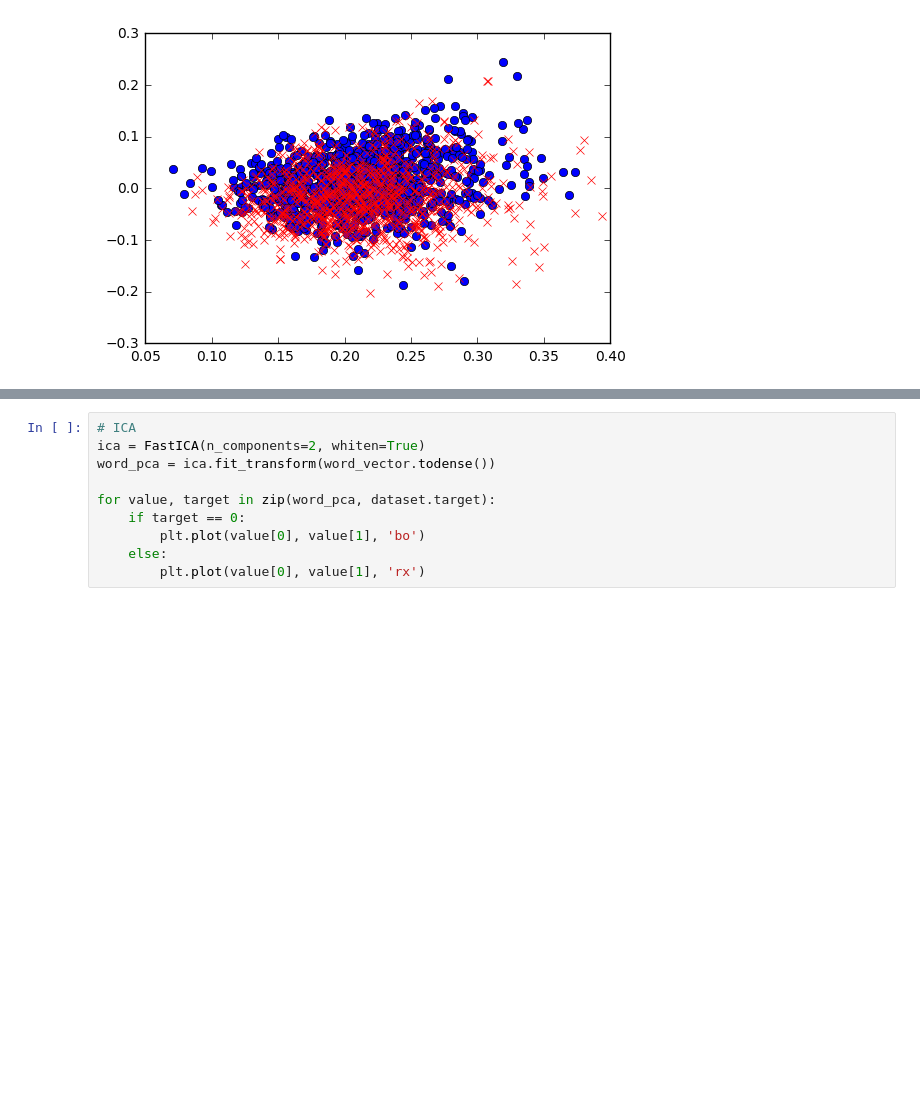
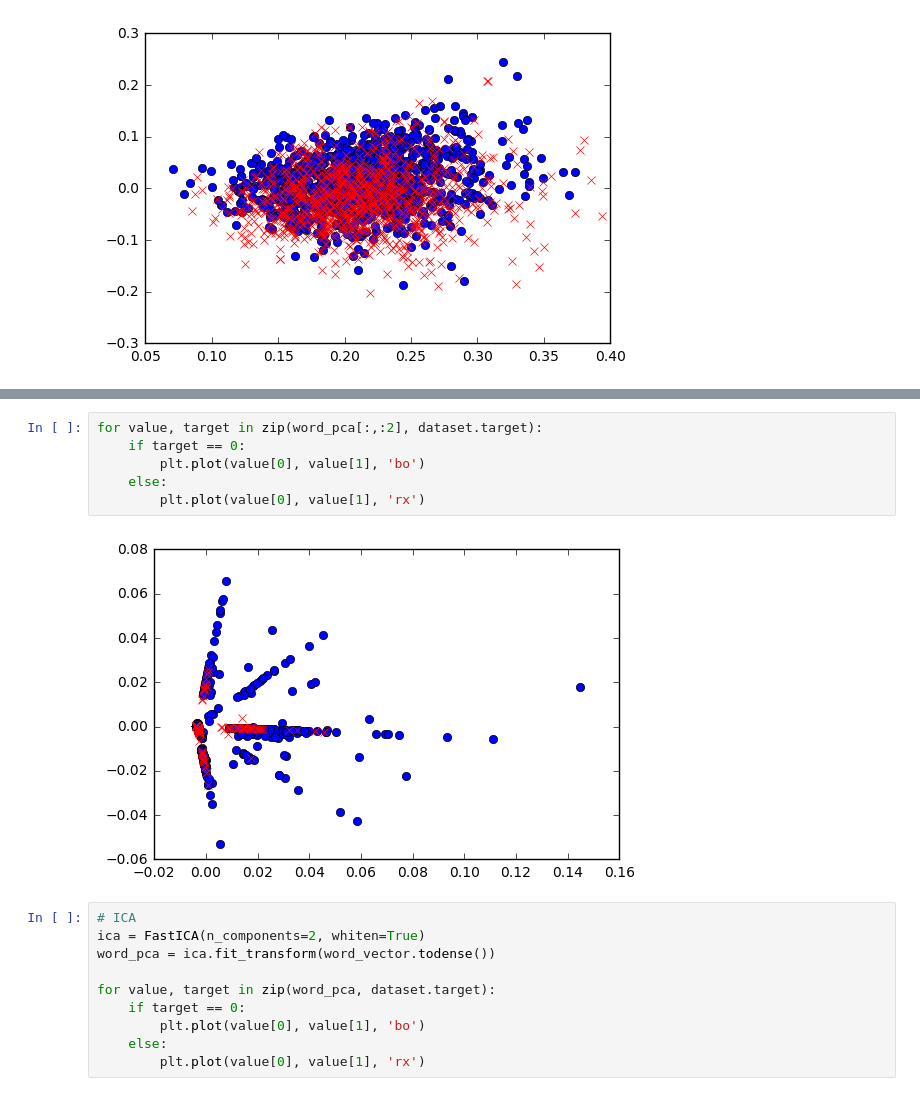
Before and after one commit to GuanxiongLiu/DS501, a Jupyter notebook: CaseStudy3/CaseStudy3.ipynb, the cells around one changed output, grey strips where cells are left out. Cells and saved outputs as stored; diff of their text form; blank space fills up the shorter version.

```diff
--- a/CaseStudy3/CaseStudy3.ipynb
+++ b/CaseStudy3/CaseStudy3.ipynb
@@ -588,3 +626,11 @@ plt.ylabel('Explained variance')
+# %%
+for value, target in zip(word_pca[:,:2], dataset.target):
+    if target == 0:
+        plt.plot(value[0], value[1], 'bo')
+    else:
+        plt.plot(value[0], value[1], 'rx')
+# %% [output]
+[figure, added]
 # %%
 # ICA
 ica = FastICA(n_components=2, whiten=True)
```
Also changed, not shown: parts of 5 cells of this notebook.
